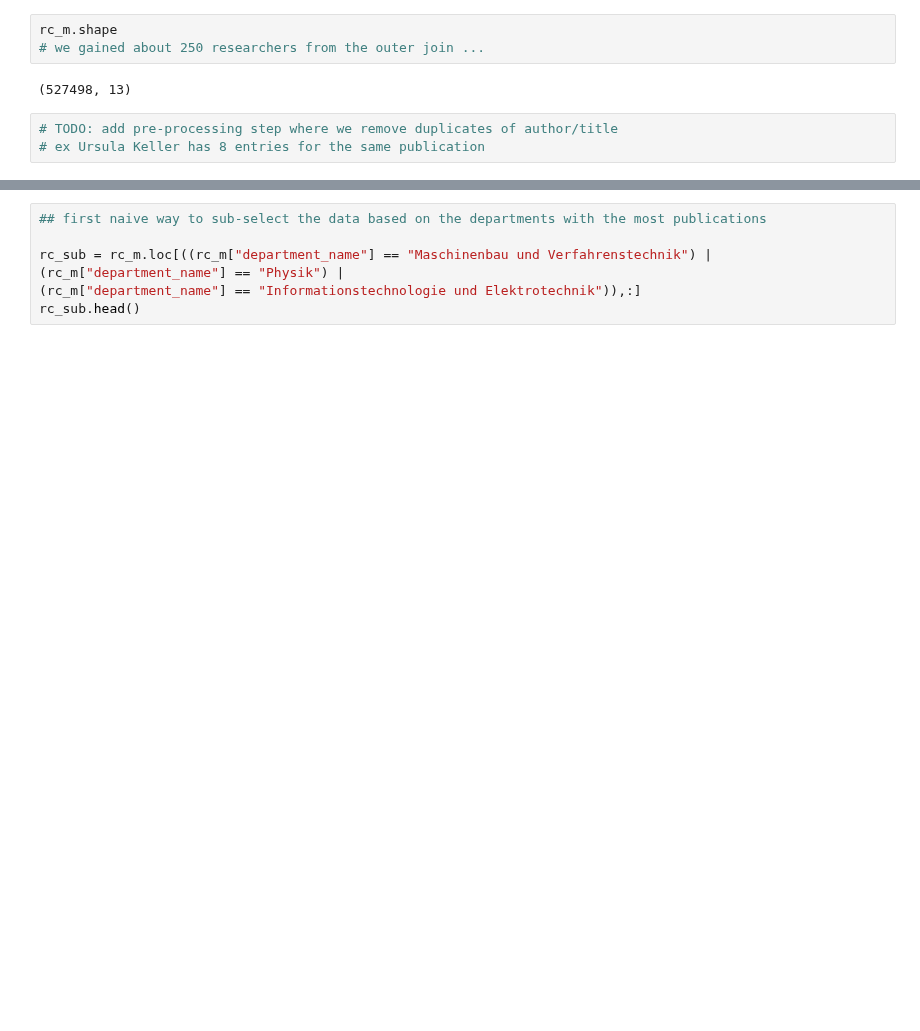
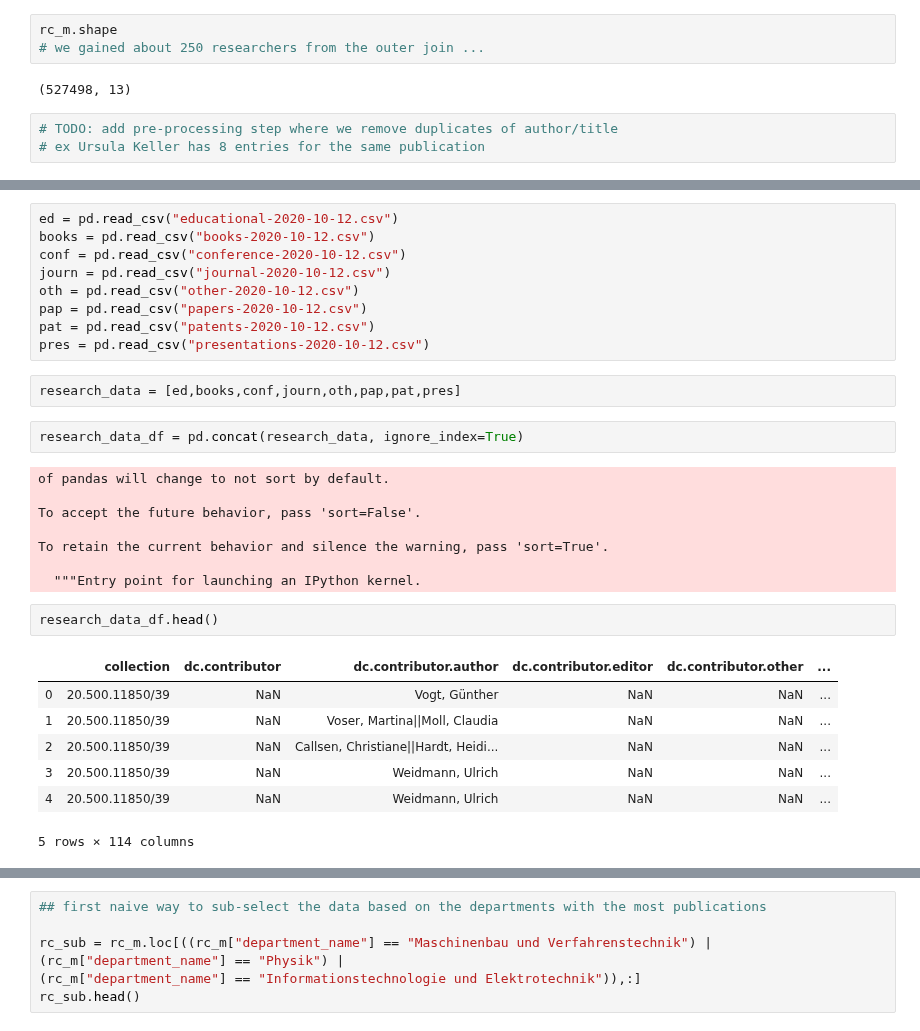
Before and after one commit to GiuliaLanzillotta/ETH_SEARCH, a Jupyter notebook: Data import.ipynb, the cells around one changed output, grey strips where cells are left out. Cells and saved outputs as stored; diff of their text form; blank space fills up the shorter version.

```diff
--- a/Data import.ipynb
+++ b/Data import.ipynb
@@ -207,0 +249,31 @@ rc_m.shape
+# %%
+ed = pd.read_csv("educational-2020-10-12.csv")
+books = pd.read_csv("books-2020-10-12.csv")
+conf = pd.read_csv("conference-2020-10-12.csv")
+journ = pd.read_csv("journal-2020-10-12.csv")
+oth = pd.read_csv("other-2020-10-12.csv")
+pap = pd.read_csv("papers-2020-10-12.csv")
+pat = pd.read_csv("patents-2020-10-12.csv")
+pres = pd.read_csv("presentations-2020-10-12.csv")
+# %%
+research_data = [ed,books,conf,journ,oth,pap,pat,pres]
+# %%
+research_data_df = pd.concat(research_data, ignore_index=True)
+# %% [output]
+of pandas will change to not sort by default.
+
+To accept the future behavior, pass 'sort=False'.
+
+To retain the current behavior and silence the warning, pass 'sort=True'.
+
+  """Entry point for launching an IPython kernel.
+# %%
+research_data_df.head()
+# %% [output]
+|  | collection | dc.contributor | dc.contributor.author | dc.contributor.editor | dc.contributor.other | ... |
+| 0 | 20.500.11850/39 | NaN | Vogt, Günther | NaN | NaN | ... |
+| 1 | 20.500.11850/39 | NaN | Voser, Martina||Moll, Claudia | NaN | NaN | ... |
+| 2 | 20.500.11850/39 | NaN | Callsen, Christiane||Hardt, Heidi... | NaN | NaN | ... |
+| 3 | 20.500.11850/39 | NaN | Weidmann, Ulrich | NaN | NaN | ... |
+| 4 | 20.500.11850/39 | NaN | Weidmann, Ulrich | NaN | NaN | ... |
+5 rows × 114 columns
```
Also changed, not shown: parts of 21 cells of this notebook.
